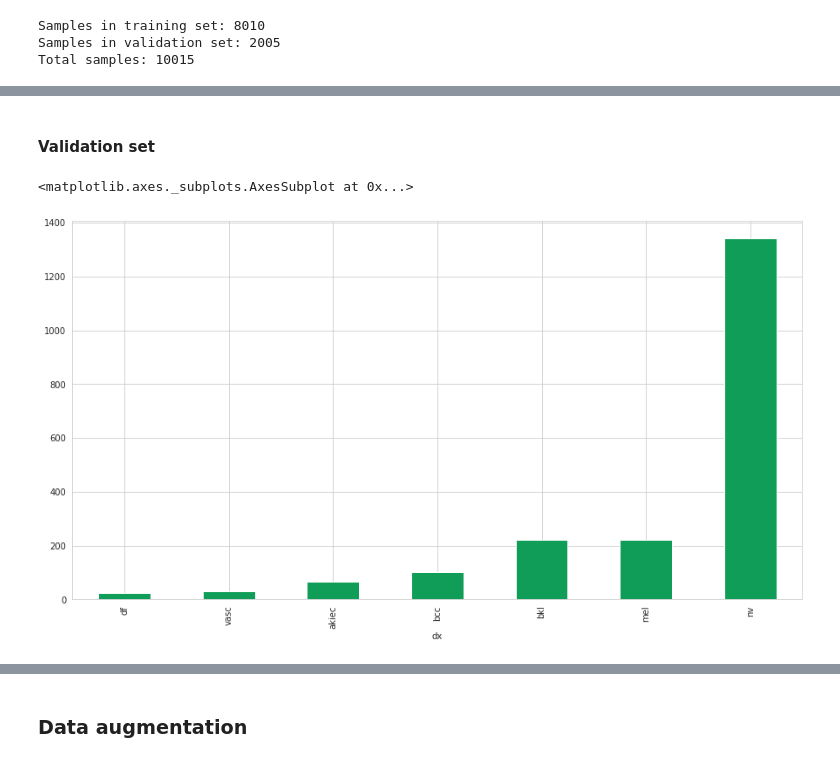
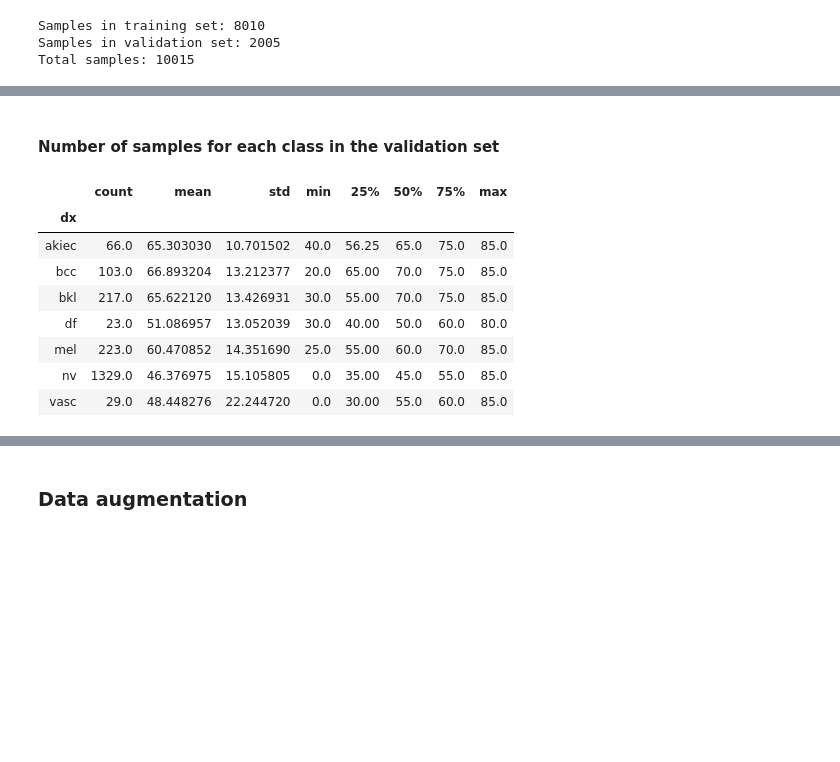
Before and after one commit to matteo-peltarion/classification-toolkit, a Jupyter notebook: notebooks/report.ipynb, the cells around one changed output, grey strips where cells are left out. Cells and saved outputs as stored; diff of their text form; code cells hidden in the pictures; blank space fills up the shorter version.

```diff
--- a/notebooks/report.ipynb
+++ b/notebooks/report.ipynb
@@ -260,8 +240,14 @@ data_train.groupby(LABEL_COLUMN).count()['sex'].sort_values().plot(kind='bar', c
-# %% [markdown]
-#### Validation set
-# %%
-plt.figure(figsize=(15,8))
-data_val.groupby(LABEL_COLUMN).count()['sex'].sort_values().plot(kind='bar', color='#0f9d58')
-# %% [output]
-<matplotlib.axes._subplots.AxesSubplot at 0x...>
-[figure, removed]
+# %% [markdown]
+#### Number of samples for each class in the validation set
+# %%
+data_val.groupby(LABEL_COLUMN)['age'].describe()
+# %% [output]
+|  | count | mean | std | min | 25% | 50% | 75% | max |
+| dx |  |  |  |  |  |  |  |  |
+| akiec | 66.0 | 65.303030 | 10.701502 | 40.0 | 56.25 | 65.0 | 75.0 | 85.0 |
+| bcc | 103.0 | 66.893204 | 13.212377 | 20.0 | 65.00 | 70.0 | 75.0 | 85.0 |
+| bkl | 217.0 | 65.622120 | 13.426931 | 30.0 | 55.00 | 70.0 | 75.0 | 85.0 |
+| df | 23.0 | 51.086957 | 13.052039 | 30.0 | 40.00 | 50.0 | 60.0 | 80.0 |
+| mel | 223.0 | 60.470852 | 14.351690 | 25.0 | 55.00 | 60.0 | 70.0 | 85.0 |
+| nv | 1329.0 | 46.376975 | 15.105805 | 0.0 | 35.00 | 45.0 | 55.0 | 85.0 |
+| vasc | 29.0 | 48.448276 | 22.244720 | 0.0 | 30.00 | 55.0 | 60.0 | 85.0 |
```
Also changed, not shown: parts of 29 cells of this notebook.
